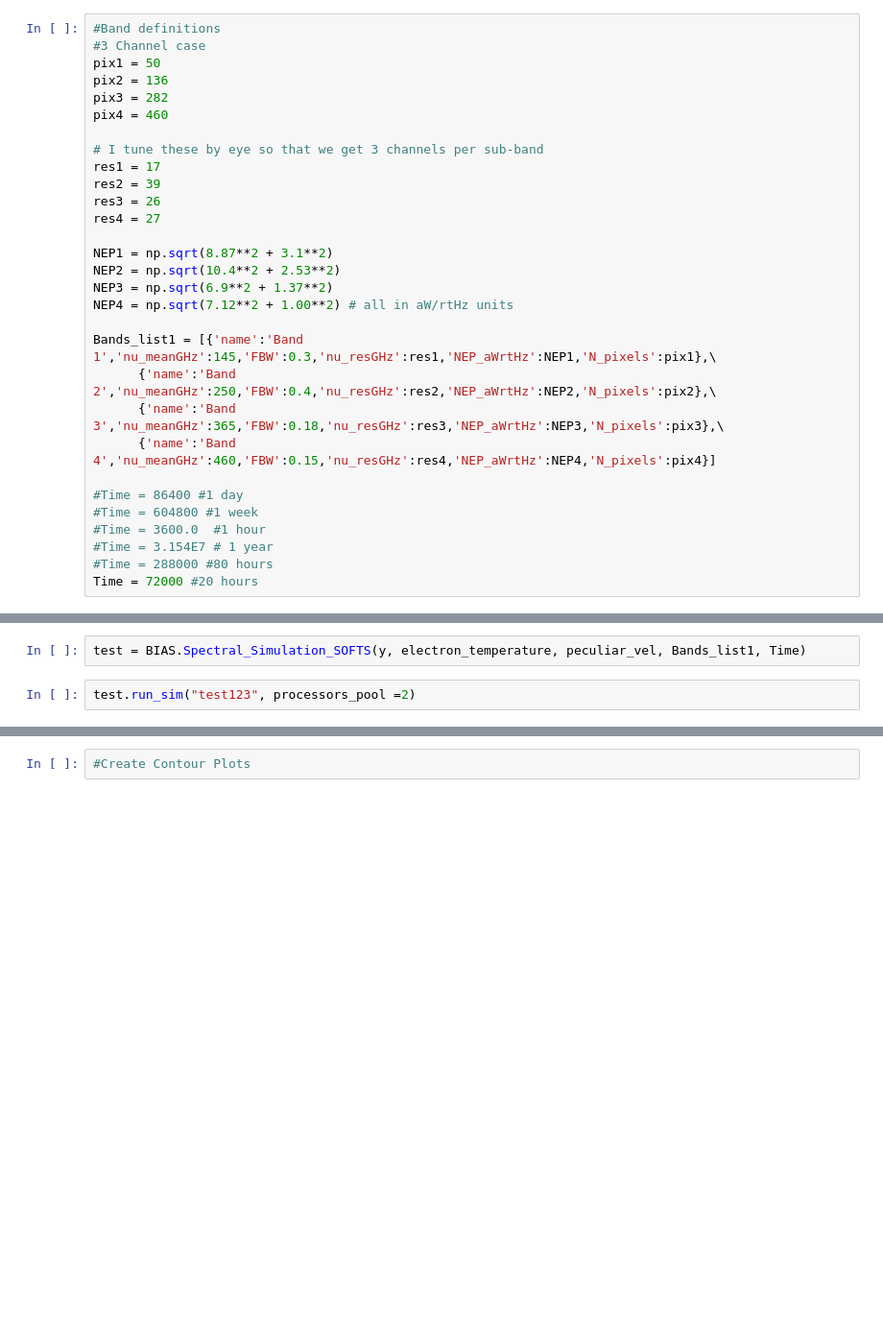
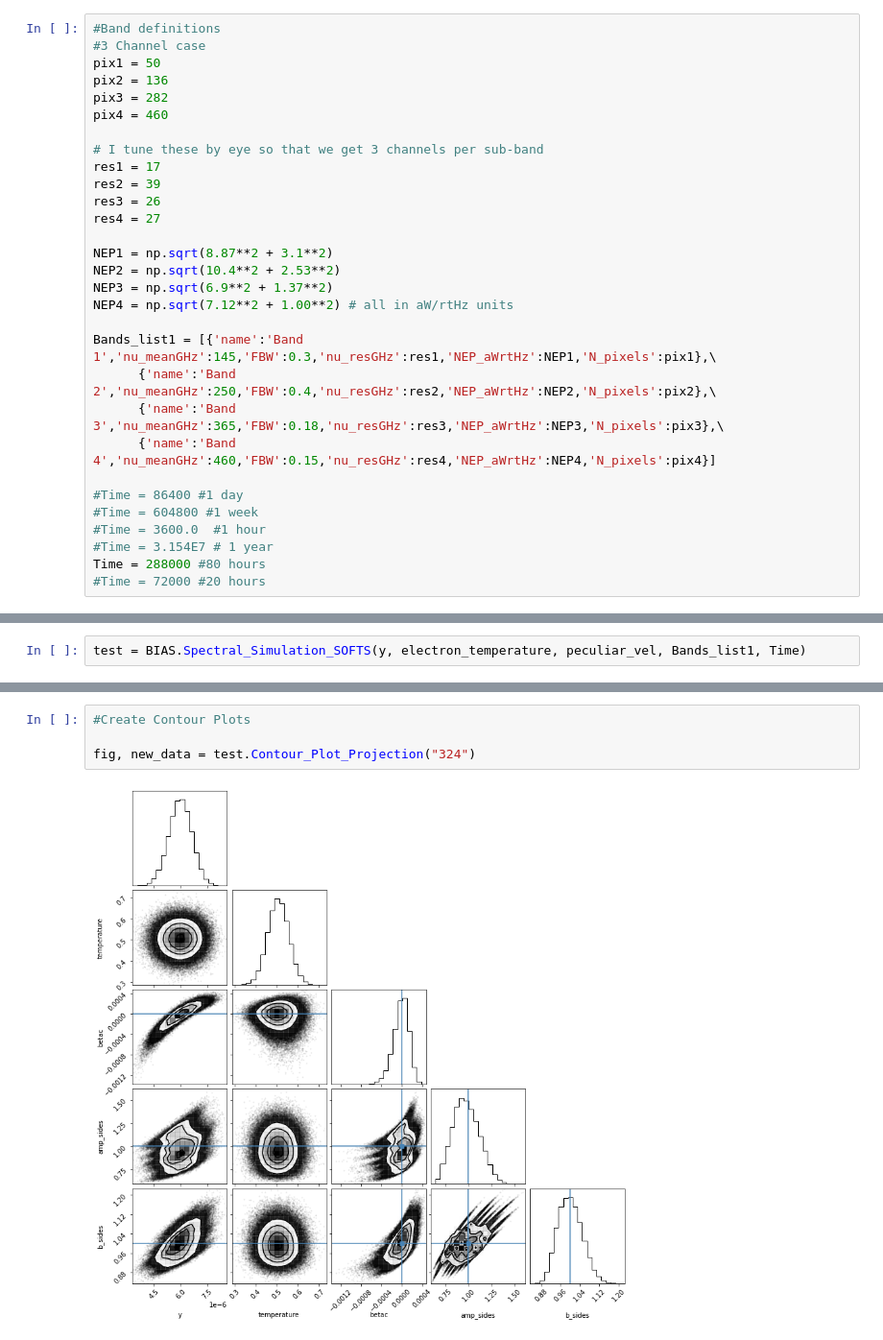
Before and after one commit to eitanrapa/Spectro-Imaging-Forecasting-Tool, a Jupyter notebook: Main.ipynb, the cells around one changed output, grey strips where cells are left out. Shown at 96% size. Saved outputs shown, nothing was run; the diff lists cells and outputs as text; blank space fills up the shorter version.

```diff
--- a/Main.ipynb
+++ b/Main.ipynb
@@ -31,8 +29,8 @@ Bands_list1 = [{'name':'Band 1','nu_meanGHz':145,'FBW':0.3,'nu_resGHz':res1,'NEP
 #Time = 604800 #1 week
 #Time = 3600.0  #1 hour
 #Time = 3.154E7 # 1 year
-#Time = 288000 #80 hours
-Time = 72000 #20 hours
+Time = 288000 #80 hours
+#Time = 72000 #20 hours
 # %%
 #Galaxy cluster parameters
 y = 5.4e-5
@@ -42,5 +39,3 @@ peculiar_vel = 0.000001 #km/s
 betac = peculiar_vel/(3e5)
 # %%
 test = BIAS.Spectral_Simulation_SOFTS(y, electron_temperature, peculiar_vel, Bands_list1, Time)
-# %%
-test.run_sim("test123", processors_pool =2)
@@ -123,2 +56,6 @@ Bands_list1 = [{'name':'Band 1','nu_meanGHz':145,'FBW':0.3,'nu_resGHz':res1,'NEP
 # %%
 #Create Contour Plots
+
+fig, new_data = test.Contour_Plot_Projection("324")
+# %% [output]
+[figure, added]
```
Also changed, not shown: parts of 13 cells of this notebook, 2 other files.
